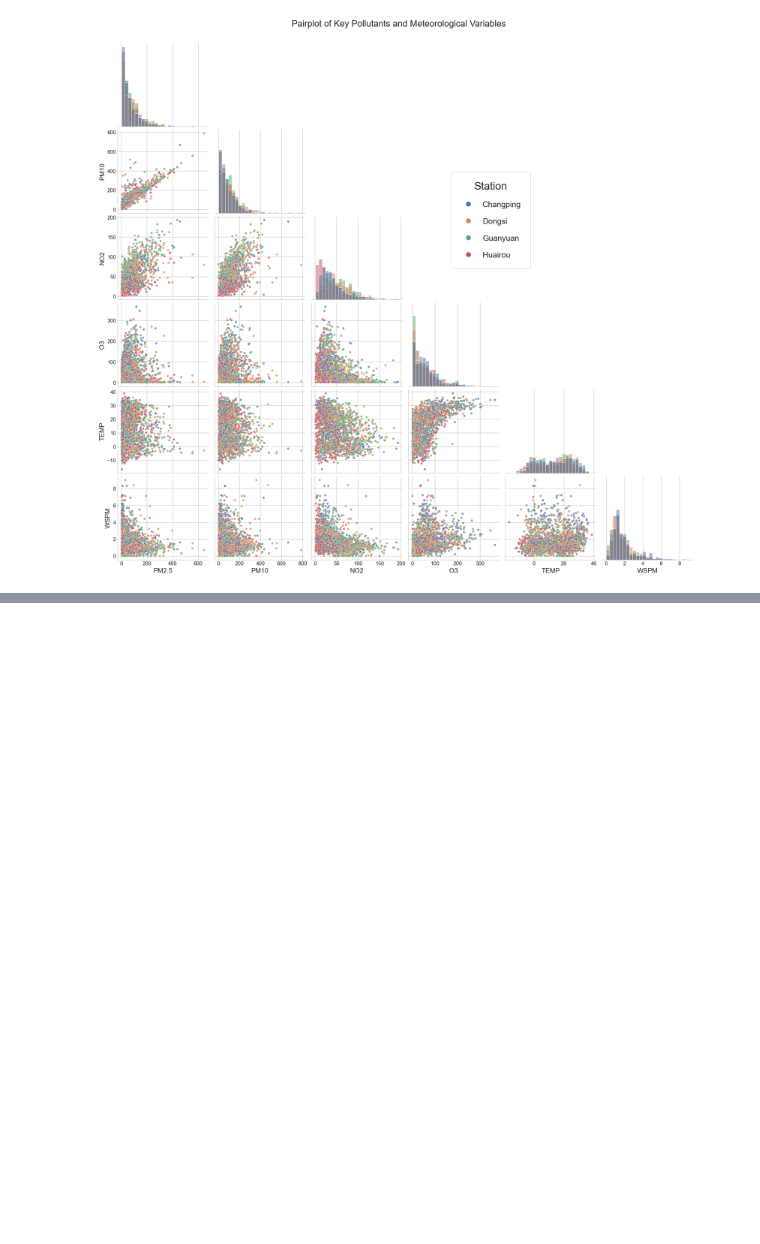
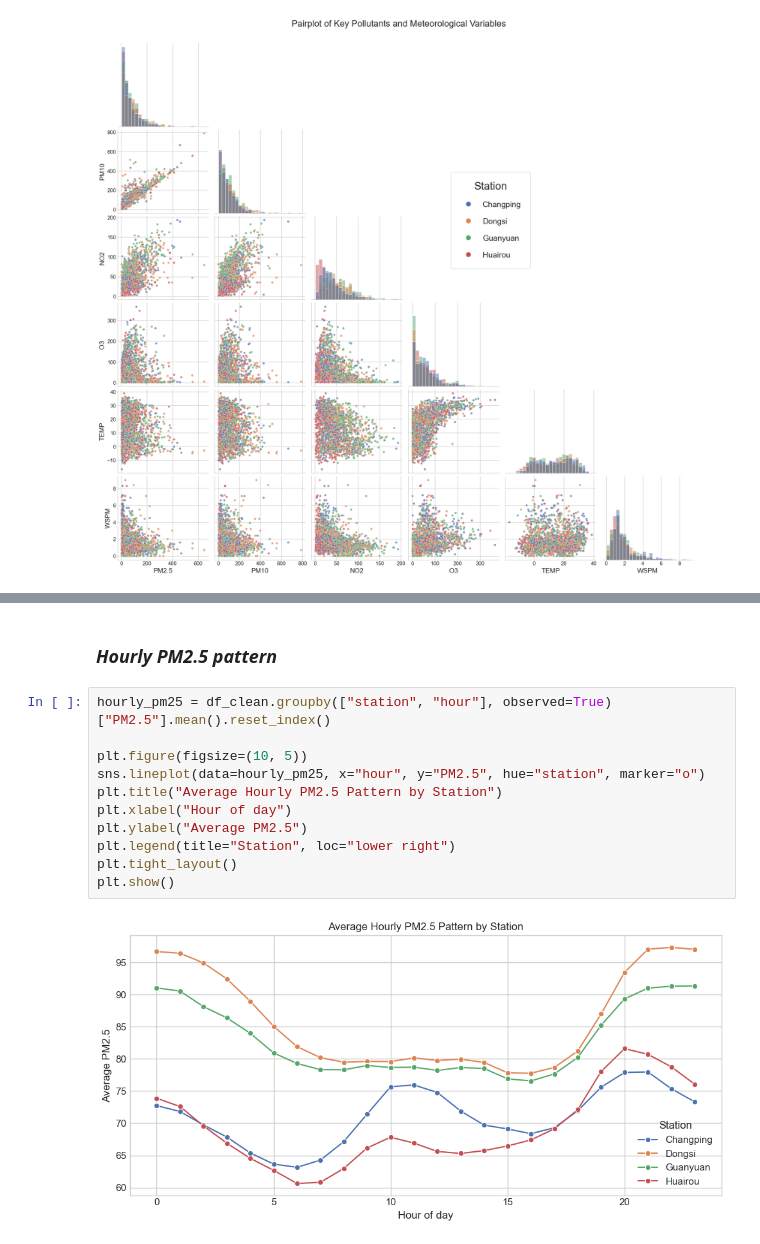
Before and after one commit to agbogunleyefayosope27-gif/CMP7005-PRAC1, a Jupyter notebook: CMP7005.ipynb, the cells around one changed output, grey strips where cells are left out. Drawn from its saved outputs; the diff is of its cells as text; blank space fills up the shorter version.

```diff
--- a/CMP7005.ipynb
+++ b/CMP7005.ipynb
@@ -517,0 +584,15 @@ plt.show()
+# %% [markdown]
+### *Hourly PM2.5 pattern*
+# %%
+hourly_pm25 = df_clean.groupby(["station", "hour"], observed=True)["PM2.5"].mean().reset_index()
+
+plt.figure(figsize=(10, 5))
+sns.lineplot(data=hourly_pm25, x="hour", y="PM2.5", hue="station", marker="o")
+plt.title("Average Hourly PM2.5 Pattern by Station")
+plt.xlabel("Hour of day")
+plt.ylabel("Average PM2.5")
+plt.legend(title="Station", loc="lower right")
+plt.tight_layout()
+plt.show()
+# %% [output]
+[figure, added]
```
Also changed, not shown: parts of 14 cells of this notebook.
